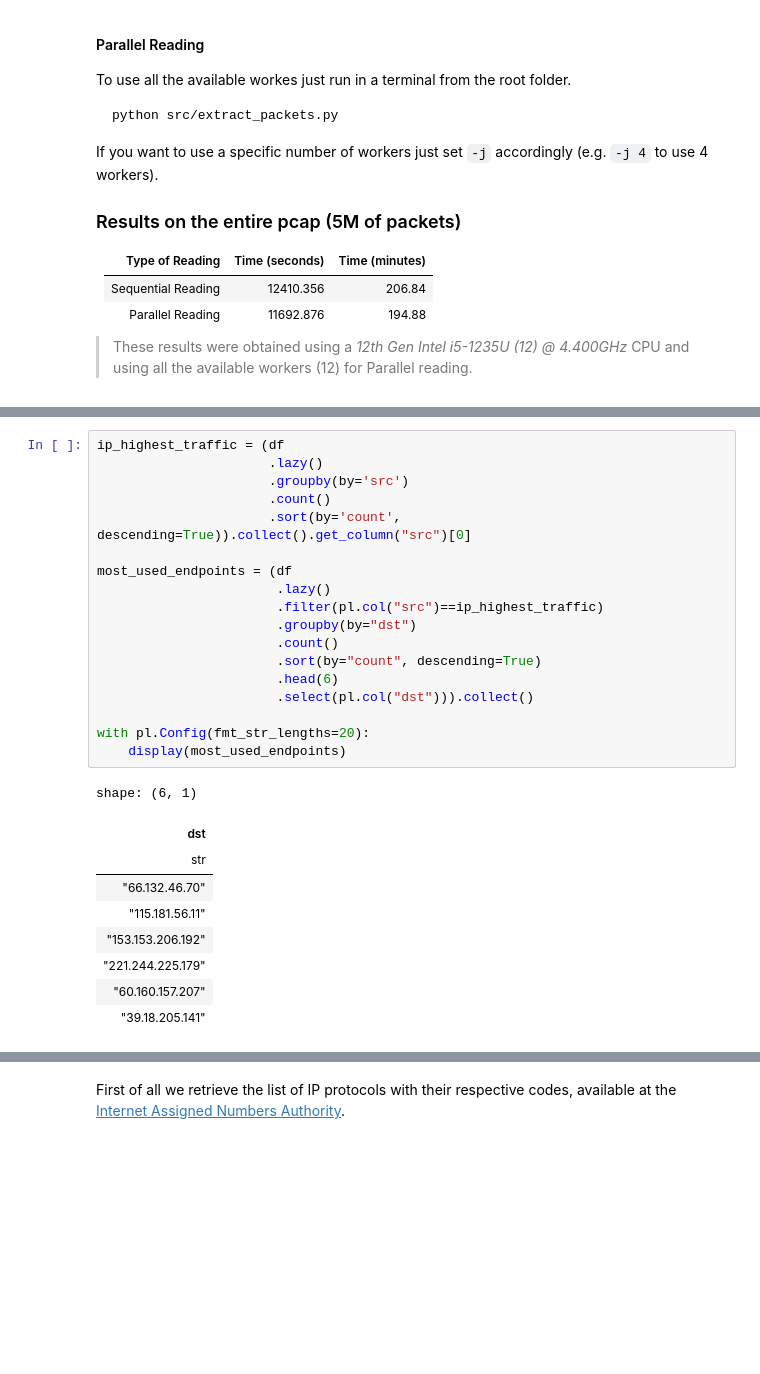
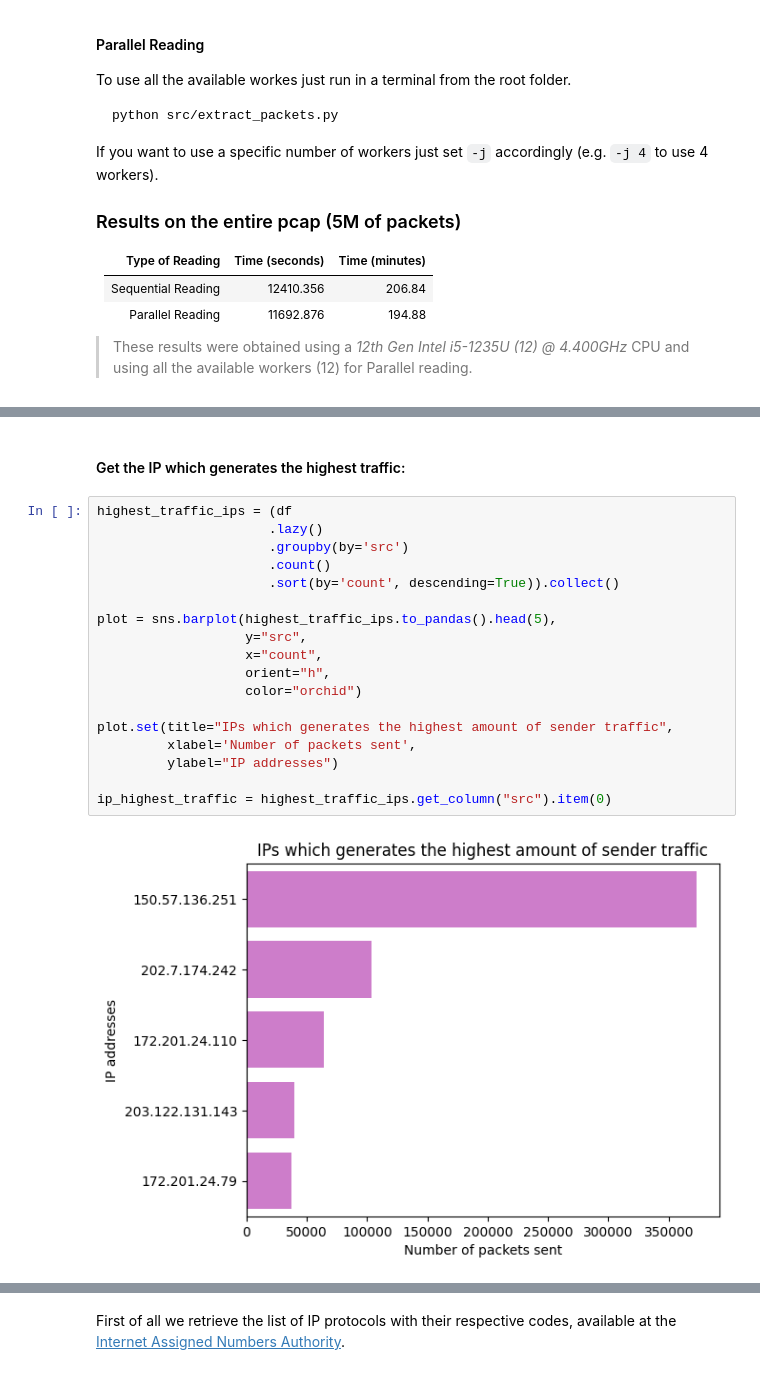
Before and after one commit to JRhin/pcap-analysis, a Jupyter notebook: main_notebook.ipynb, the cells around one changed output, grey strips where cells are left out. Cells and saved outputs as stored; diff of their text form; blank space fills up the shorter version.

```diff
--- a/main_notebook.ipynb
+++ b/main_notebook.ipynb
@@ -163,28 +174,22 @@ bitRate(df.sample(n=1000, seed=seed).sort(by="sniff_timestamp").to_pandas())
+# %% [markdown]
+#### Get the IP which generates the highest traffic:
 # %%
-ip_highest_traffic = (df
+highest_traffic_ips = (df
                       .lazy()
                       .groupby(by='src')
                       .count()
-                      .sort(by='count', descending=True)).collect().get_column("src")[0]
+                      .sort(by='count', descending=True)).collect()
 
-most_used_endpoints = (df
-                       .lazy()
-                       .filter(pl.col("src")==ip_highest_traffic)
-                       .groupby(by="dst")
-                       .count()
-                       .sort(by="count", descending=True)
-                       .head(6)
-                       .select(pl.col("dst"))).collect()
+plot = sns.barplot(highest_traffic_ips.to_pandas().head(5),
+                   y="src",
+                   x="count",
+                   orient="h",
+                   color="orchid")
 
-with pl.Config(fmt_str_lengths=20):
-    display(most_used_endpoints)
+plot.set(title="IPs which generates the highest amount of sender traffic",
+         xlabel='Number of packets sent',
+         ylabel="IP addresses")
+
+ip_highest_traffic = highest_traffic_ips.get_column("src").item(0)
 # %% [output]
-shape: (6, 1)
-| dst |
-| str |
-| "66.132.46.70" |
-| "115.181.56.11" |
-| "153.153.206.192" |
-| "221.244.225.179" |
-| "60.160.157.207" |
-| "39.18.205.141" |
+[figure, added]
```
Also changed, not shown: parts of 23 cells of this notebook.
